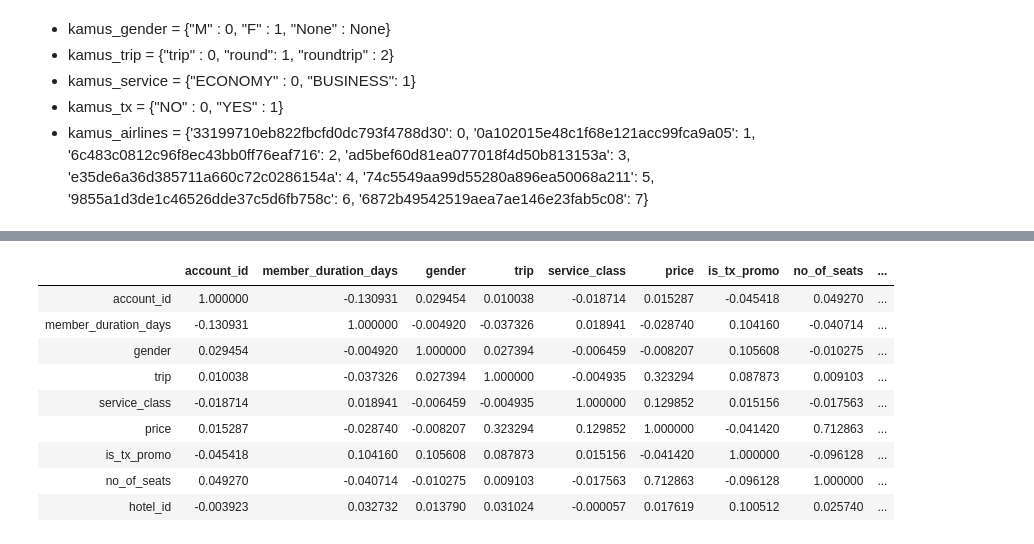
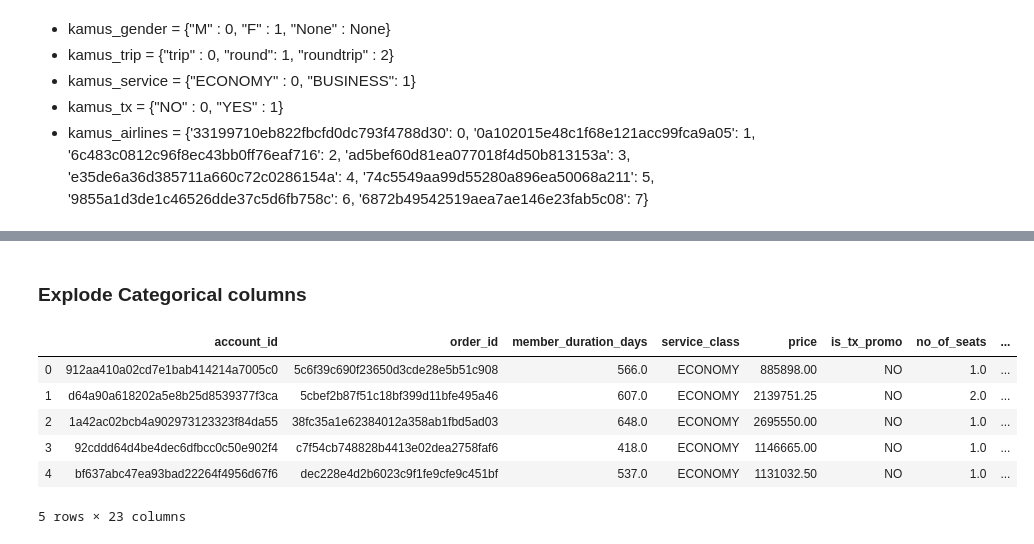
Before and after one commit to skylible/datavidia-2019, a Jupyter notebook: Datavidia analysis.ipynb, the cells around one changed output, grey strips where cells are left out. Cells and saved outputs as stored; diff of their text form; code cells hidden in the pictures.

```diff
--- a/Datavidia analysis.ipynb
+++ b/Datavidia analysis.ipynb
@@ -51,0 +62,3 @@ test["visited_city"] = temp
+# %%
+flight = flight.dropna(subset=['gender'])
+flight.isnull().sum()
@@ -52,3 +84,5 @@ test["visited_city"] = temp
+# %%
+df = flight.drop(['route'], axis=1)
 # %% [markdown]
 Tipe data tiap kolom
 
@@ -111,13 +112,17 @@ flight.drop("airlines_name", axis = 1, inplace = True)
-# %%
-flight.corr()
-# %% [output]
-|  | account_id | member_duration_days | gender | trip | service_class | price | is_tx_promo | no_of_seats | ... |
-| account_id | 1.000000 | -0.130931 | 0.029454 | 0.010038 | -0.018714 | 0.015287 | -0.045418 | 0.049270 | ... |
-| member_duration_days | -0.130931 | 1.000000 | -0.004920 | -0.037326 | 0.018941 | -0.028740 | 0.104160 | -0.040714 | ... |
-| gender | 0.029454 | -0.004920 | 1.000000 | 0.027394 | -0.006459 | -0.008207 | 0.105608 | -0.010275 | ... |
-| trip | 0.010038 | -0.037326 | 0.027394 | 1.000000 | -0.004935 | 0.323294 | 0.087873 | 0.009103 | ... |
-| service_class | -0.018714 | 0.018941 | -0.006459 | -0.004935 | 1.000000 | 0.129852 | 0.015156 | -0.017563 | ... |
-| price | 0.015287 | -0.028740 | -0.008207 | 0.323294 | 0.129852 | 1.000000 | -0.041420 | 0.712863 | ... |
-| is_tx_promo | -0.045418 | 0.104160 | 0.105608 | 0.087873 | 0.015156 | -0.041420 | 1.000000 | -0.096128 | ... |
-| no_of_seats | 0.049270 | -0.040714 | -0.010275 | 0.009103 | -0.017563 | 0.712863 | -0.096128 | 1.000000 | ... |
-| hotel_id | -0.003923 | 0.032732 | 0.013790 | 0.031024 | -0.000057 | 0.017619 | 0.100512 | 0.025740 | ... |
+# %% [markdown]
+### Explode Categorical columns
+# %%
+df['airlines_name'] = pd.factorize(df.airlines_name)[0]
+df['airlines_name'] = df['airlines_name'].astype("category")
+
+df = pd.get_dummies(df, columns=['gender','trip','airlines_name'])
+
+df.head()
+# %% [output]
+|  | account_id | order_id | member_duration_days | service_class | price | is_tx_promo | no_of_seats | ... |
+| 0 | 912aa410a02cd7e1bab414214a7005c0 | 5c6f39c690f23650d3cde28e5b51c908 | 566.0 | ECONOMY | 885898.00 | NO | 1.0 | ... |
+| 1 | d64a90a618202a5e8b25d8539377f3ca | 5cbef2b87f51c18bf399d11bfe495a46 | 607.0 | ECONOMY | 2139751.25 | NO | 2.0 | ... |
+| 2 | 1a42ac02bcb4a902973123323f84da55 | 38fc35a1e62384012a358ab1fbd5ad03 | 648.0 | ECONOMY | 2695550.00 | NO | 1.0 | ... |
+| 3 | 92cddd64d4be4dec6dfbcc0c50e902f4 | c7f54cb748828b4413e02dea2758faf6 | 418.0 | ECONOMY | 1146665.00 | NO | 1.0 | ... |
+| 4 | bf637abc47ea93bad22264f4956d67f6 | dec228e4d2b6023c9f1fe9cfe9c451bf | 537.0 | ECONOMY | 1131032.50 | NO | 1.0 | ... |
+5 rows × 23 columns
```
Also changed, not shown: parts of 21 cells of this notebook.
